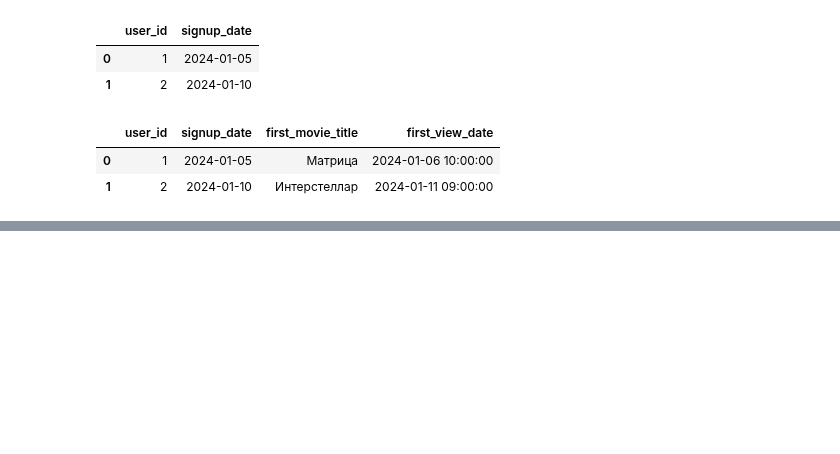
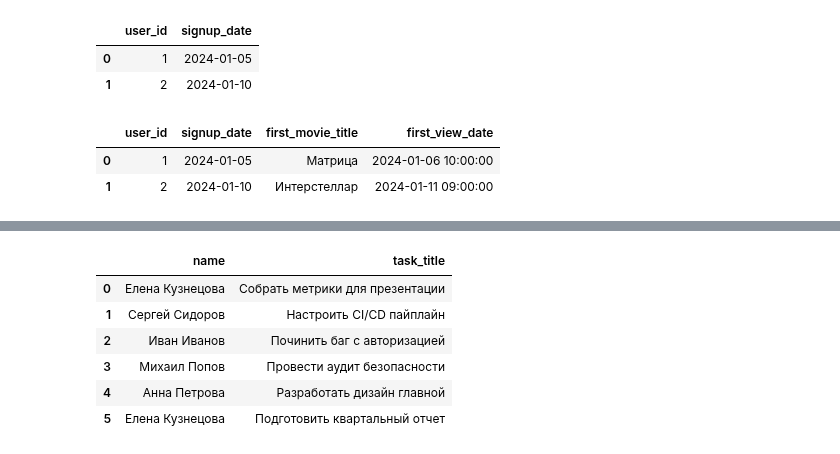
Before and after one commit to Praldmur/Tasks, a Jupyter notebook: simulator_sql.ipynb, the cells around one changed output, grey strips where cells are left out. Cells and saved outputs as stored; diff of their text form; code cells hidden in the pictures; blank space fills up the shorter version.

```diff
--- a/simulator_sql.ipynb
+++ b/simulator_sql.ipynb
@@ -1199,0 +1315,39 @@ result
+# %%
+employees_data = {
+    'emp_id': [1, 2, 3, 4, 5, 6],
+    'name': [
+        'Иван Иванов',
+        'Анна Петрова',
+        'Сергей Сидоров',
+        'Елена Кузнецова',
+        'Михаил Попов',
+        'Ольга Соколова'  # Сотрудник без задач (должен отсеяться)
+    ]
+}
+employees = pd.DataFrame(employees_data)
+tasks_data = {
+    'task_id': range(101, 110), # Генерирует 9 ID: от 101 до 109
+    'emp_id': [
+        1, 1, 1,  # Иван (3 задачи)
+        2, 2,     # Анна (2 задачи)
+        3,        # Сергей (1 задача)
+        4, 4,     # Елена (2 задачи, одинаковый приоритет)
+        5         # Михаил (1 задача)
+    ],
+    'task_title': [
+        'Починить баг с авторизацией', 'Написать тесты', 'Обновить документацию',
+        'Разработать дизайн главной', 'Согласовать макеты',
+        'Настроить CI/CD пайплайн',
+        'Подготовить квартальный отчет', 'Собрать метрики для презентации',
+        'Провести аудит безопасности'
+    ],
+    'priority': [
+        5, 3, 1,  # У Ивана топ-1 — баг с приоритетом 5
+        4, 2,     # У Анны топ-1 — дизайн с приоритетом 4
+        3,        # У Сергея единственная задача с приоритетом 3
+        5, 5,     # У Елены две критические задачи (тест на дубли приоритетов)
+        2         # У Михаила единственная задача с приоритетом 2
+    ]
+}
+tasks = pd.DataFrame(tasks_data)
+tasks = tasks.sample(frac=1, random_state=42).reset_index(drop=True)
@@ -1199,0 +1380,11 @@ result
+# %%
+df = tasks[tasks.groupby('emp_id')['priority'].rank(method='dense', ascending=False) == 1]
+df[['emp_id', 'task_title']].merge(employees)[['name', 'task_title']]
+# %% [output]
+|  | name | task_title |
+| 0 | Елена Кузнецова | Собрать метрики для презентации |
+| 1 | Сергей Сидоров | Настроить CI/CD пайплайн |
+| 2 | Иван Иванов | Починить баг с авторизацией |
+| 3 | Михаил Попов | Провести аудит безопасности |
+| 4 | Анна Петрова | Разработать дизайн главной |
+| 5 | Елена Кузнецова | Подготовить квартальный отчет |
```
Also changed, not shown: parts of 7 cells of this notebook.
